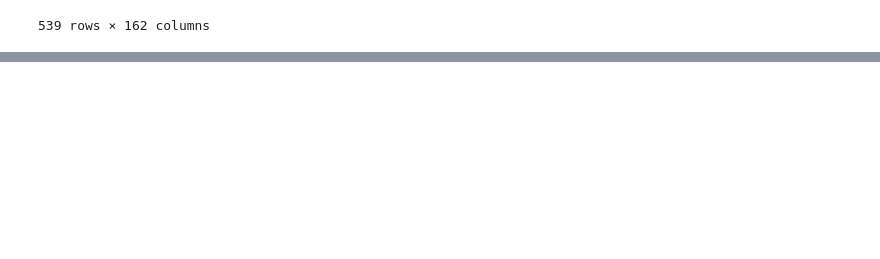
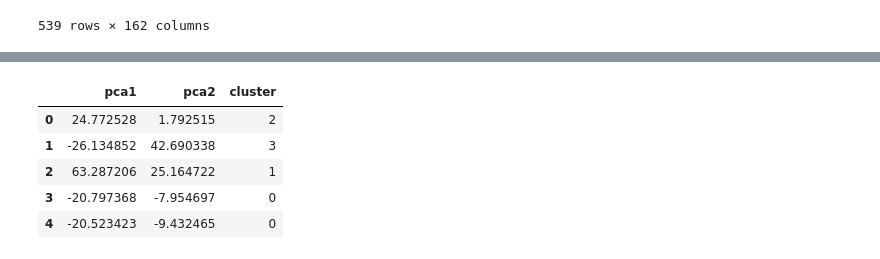
Before and after one commit to Nathaniel-Adams/CS_483_Project_2, a Jupyter notebook: Patient Segmentation/Patient_Segmentation.ipynb, the cells around one changed output, grey strips where cells are left out. Drawn from its saved outputs; the diff is of its cells as text; code cells hidden in the pictures; blank space fills up the shorter version.

```diff
--- a/Patient Segmentation/Patient_Segmentation.ipynb
+++ b/Patient Segmentation/Patient_Segmentation.ipynb
@@ -89,0 +96,4 @@ ValueError: Found array with 0 feature(s) (shape=(125, 0)) while a minimum of 1
+# %%
+km = KMeans(4)
+
+km.fit(new_df)
@@ -89,0 +102,16 @@ ValueError: Found array with 0 feature(s) (shape=(125, 0)) while a minimum of 1
+# %%
+x = np.nan_to_num(new_df)
+# %%
+#uses the pca algorithm to be able to easily plot the kmeans
+from sklearn.decomposition import PCA
+
+pca = PCA(n_components=2)
+
+pca_components = pca.fit_transform(x)
+pca_components
+
+labels = km.labels_
+# %%
+#
+pca_df = pd.DataFrame(data = pca_components, columns = ['pca1', 'pca2'])
+pca_df.head()
@@ -89,0 +125,11 @@ ValueError: Found array with 0 feature(s) (shape=(125, 0)) while a minimum of 1
+# %%
+# sets the data for easily plotable dataframe
+pca_df = pd.concat([pca_df, pd.DataFrame({'cluster': labels})], axis = 1)
+pca_df.head()
+# %% [output]
+|  | pca1 | pca2 | cluster |
+| 0 | 24.772528 | 1.792515 | 2 |
+| 1 | -26.134852 | 42.690338 | 3 |
+| 2 | 63.287206 | 25.164722 | 1 |
+| 3 | -20.797368 | -7.954697 | 0 |
+| 4 | -20.523423 | -9.432465 | 0 |
```
Also changed, not shown: parts of 12 cells of this notebook, 1 other file.
